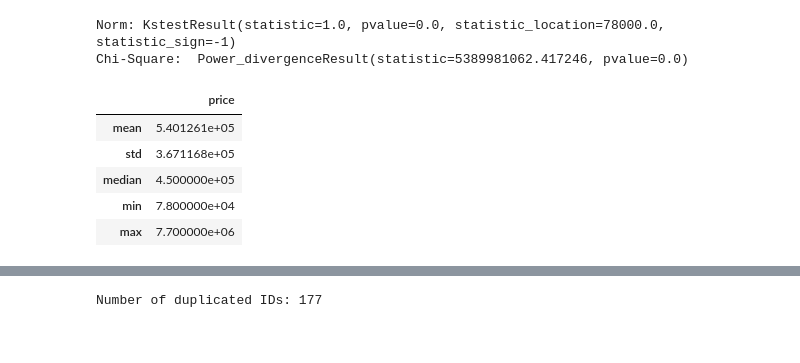
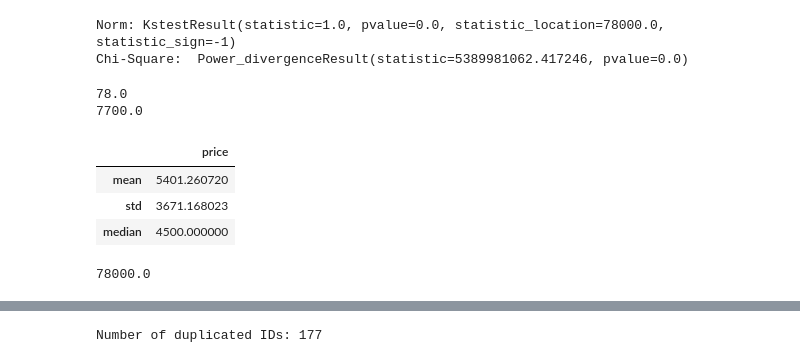
Before and after one commit to leorlik/king-county-houses, a Jupyter notebook: Notebooks/Data Analysis House Prices.ipynb, the cells around one changed output, grey strips where cells are left out. Drawn from its saved outputs; the diff is of its cells as text; code cells hidden in the pictures.

```diff
--- a/Notebooks/Data Analysis House Prices.ipynb
+++ b/Notebooks/Data Analysis House Prices.ipynb
@@ -242,15 +267,21 @@ print("Chi-Square: ", ss.chisquare(df["price"].values)) ##Nothing that's ok
 Norm: KstestResult(statistic=1.0, pvalue=0.0, statistic_location=78000.0, statistic_sign=-1)
 Chi-Square:  Power_divergenceResult(statistic=5389981062.417246, pvalue=0.0)
 # %%
-## Mean, median and std of the price
-df[["price"]].agg(['mean', 'std', 'median', "min", "max"])
+## Mean, median and std of the price thousands
+print((df[["price"]].values/1000).min())
+print((df[["price"]].values/1000).max())
+(df[["price"]]/100).agg(['mean', 'std', 'median'])
 # %% [output]
+78.0
+7700.0
 |  | price |
-| mean | 5.401261e+05 |
-| std | 3.671168e+05 |
-| median | 4.500000e+05 |
-| min | 7.800000e+04 |
-| max | 7.700000e+06 |
+| mean | 5401.260720 |
+| std | 3671.168023 |
+| median | 4500.000000 |
+# %%
+df[["price"]].values.min()
+# %% [output]
+78000.0
 # %%
 pair_df.corr()
 
```
Also changed, not shown: parts of 34 cells of this notebook, 1 other file.
